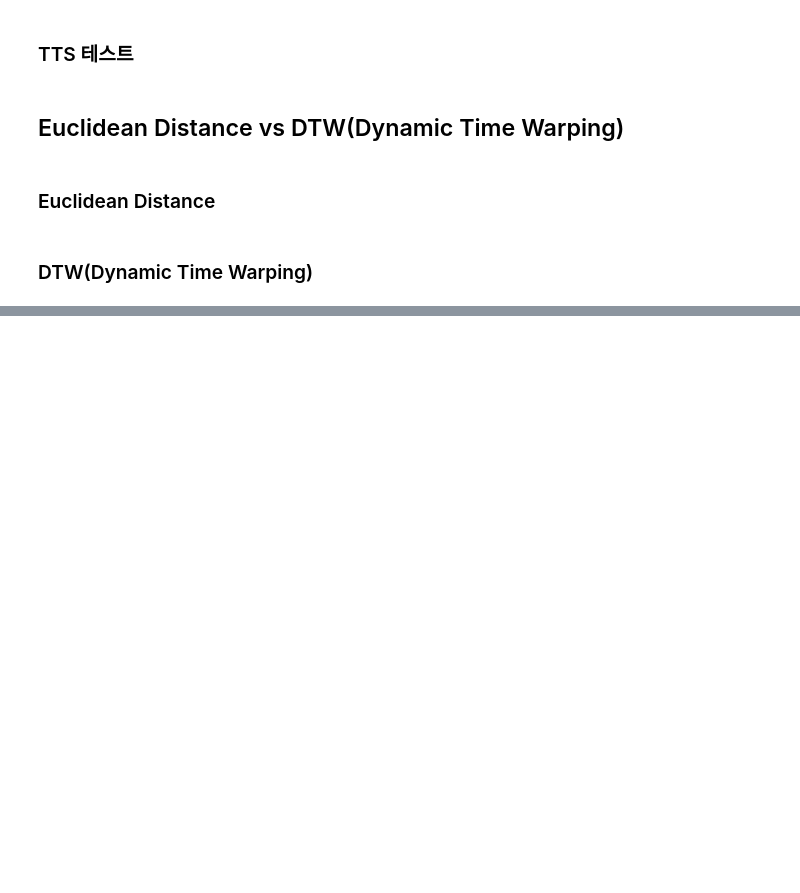
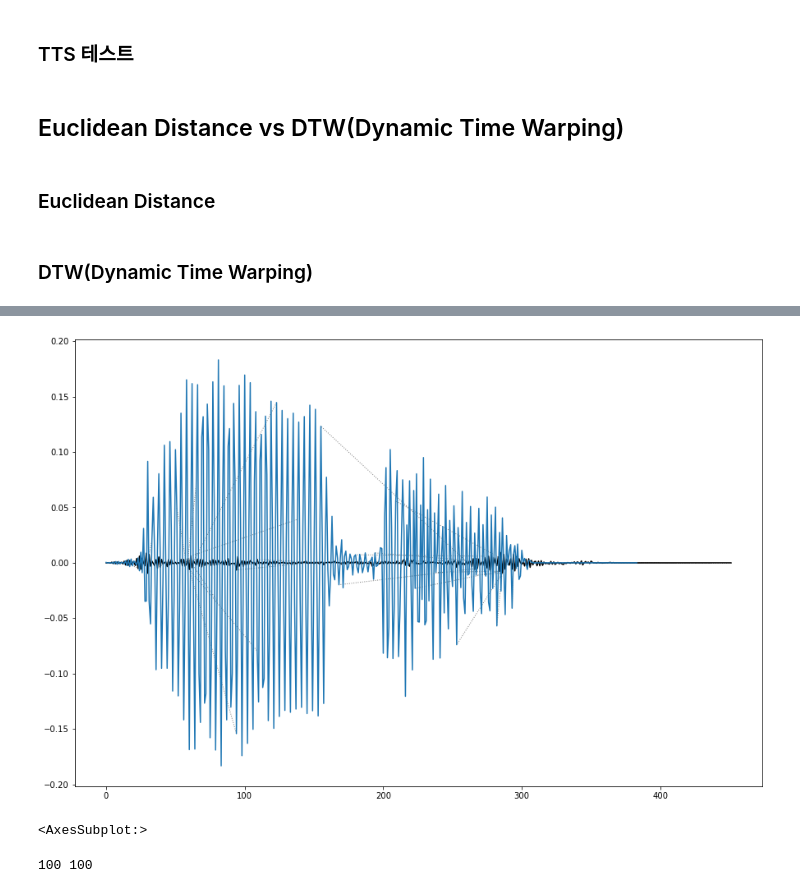
Before and after one commit to wsy8029/speech-comparison, a Jupyter notebook: preprocessing.ipynb, the cells around one changed output, grey strips where cells are left out. Saved outputs shown, nothing was run; the diff lists cells and outputs as text; code cells hidden in the pictures; blank space fills up the shorter version.

```diff
--- a/preprocessing.ipynb
+++ b/preprocessing.ipynb
@@ -140,0 +170,9 @@ engine.runAndWait()
+# %%
+dtw.dtw(waveform1, waveform2, keep_internals=True).plot(type="twoway")
+# %% [output]
+[figure, added]
+<AxesSubplot:>
+# %%
+print(len(query), len(query2))
+# %% [output]
+100 100
```
Also changed, not shown: parts of 12 cells of this notebook.
